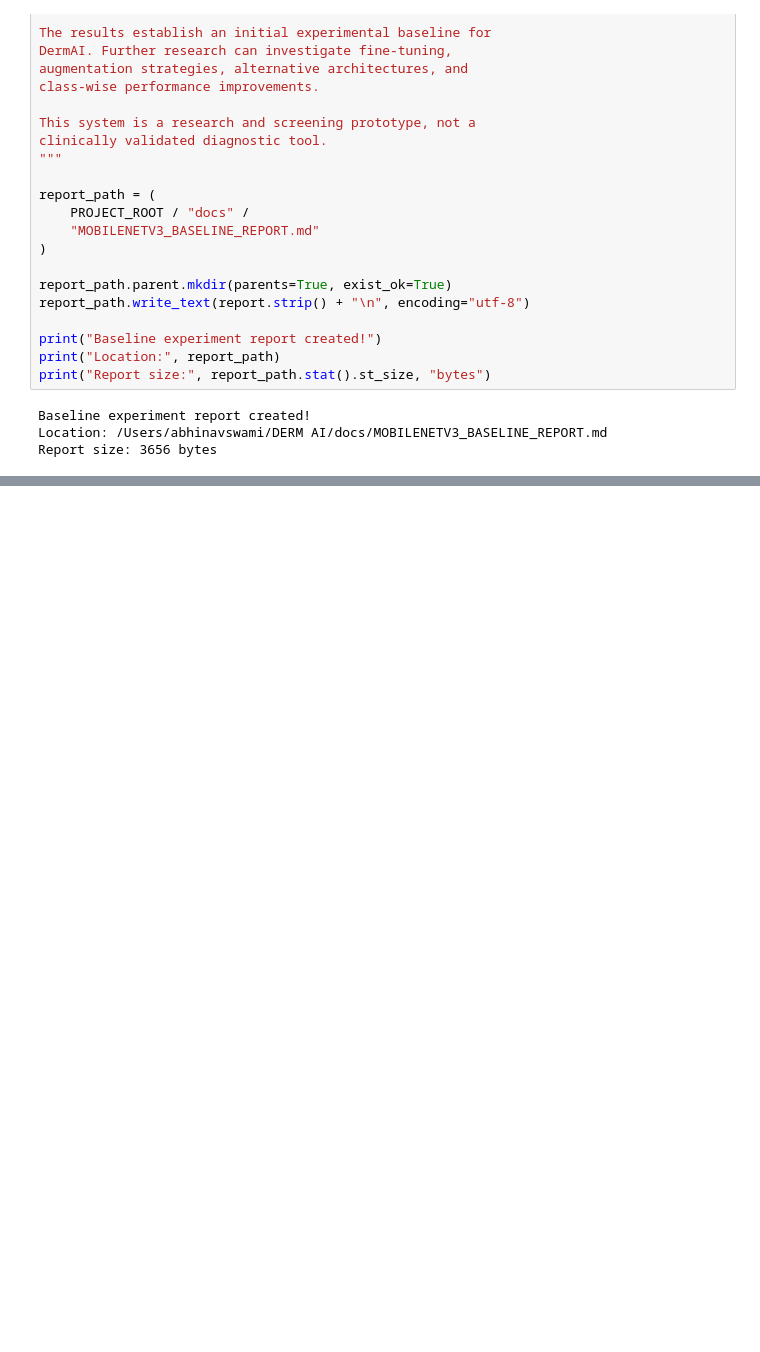
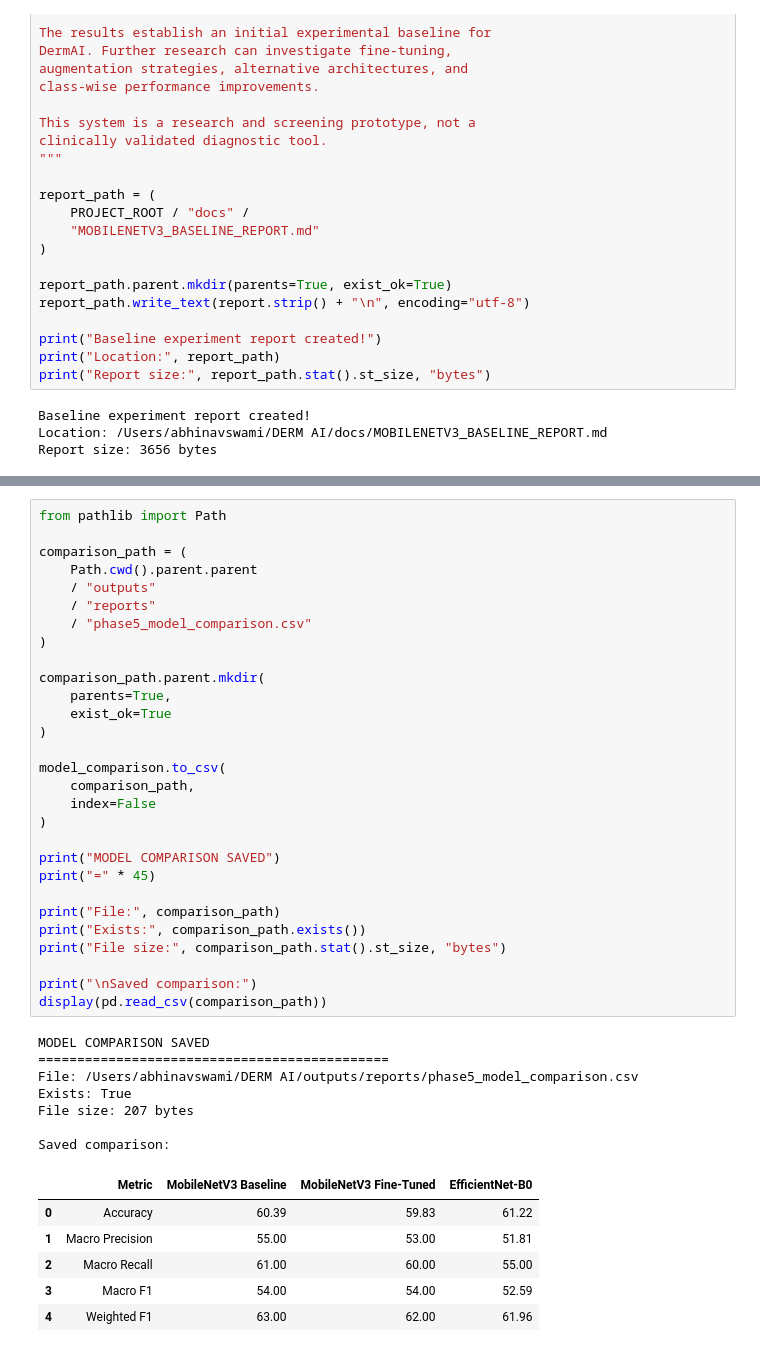
Before and after one commit to AbhinavSwami1/DermAI, a Jupyter notebook: ml/notebooks/01_dataset_audit.ipynb, the cells around one changed output, grey strips where cells are left out. Drawn from its saved outputs; the diff is of its cells as text; blank space fills up the shorter version.

```diff
--- a/ml/notebooks/01_dataset_audit.ipynb
+++ b/ml/notebooks/01_dataset_audit.ipynb
@@ -3821,0 +5419,43 @@ Report size: 3656 bytes
+# %%
+from pathlib import Path
+
+comparison_path = (
+    Path.cwd().parent.parent
+    / "outputs"
+    / "reports"
+    / "phase5_model_comparison.csv"
+)
+
+comparison_path.parent.mkdir(
+    parents=True,
+    exist_ok=True
+)
+
+model_comparison.to_csv(
+    comparison_path,
+    index=False
+)
+
+print("MODEL COMPARISON SAVED")
+print("=" * 45)
+
+print("File:", comparison_path)
+print("Exists:", comparison_path.exists())
+print("File size:", comparison_path.stat().st_size, "bytes")
+
+print("\nSaved comparison:")
+display(pd.read_csv(comparison_path))
+# %% [output]
+MODEL COMPARISON SAVED
+=============================================
+File: /Users/abhinavswami/DERM AI/outputs/reports/phase5_model_comparison.csv
+Exists: True
+File size: 207 bytes
+
+Saved comparison:
+|  | Metric | MobileNetV3 Baseline | MobileNetV3 Fine-Tuned | EfficientNet-B0 |
+| 0 | Accuracy | 60.39 | 59.83 | 61.22 |
+| 1 | Macro Precision | 55.00 | 53.00 | 51.81 |
+| 2 | Macro Recall | 61.00 | 60.00 | 55.00 |
+| 3 | Macro F1 | 54.00 | 54.00 | 52.59 |
+| 4 | Weighted F1 | 63.00 | 62.00 | 61.96 |
```
Also changed, not shown: parts of 30 cells of this notebook, 2 other files.
